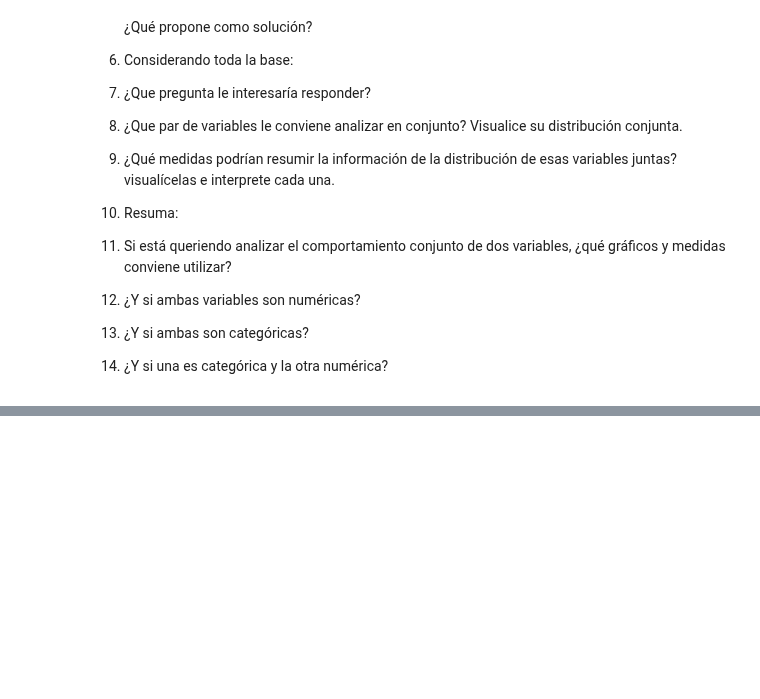
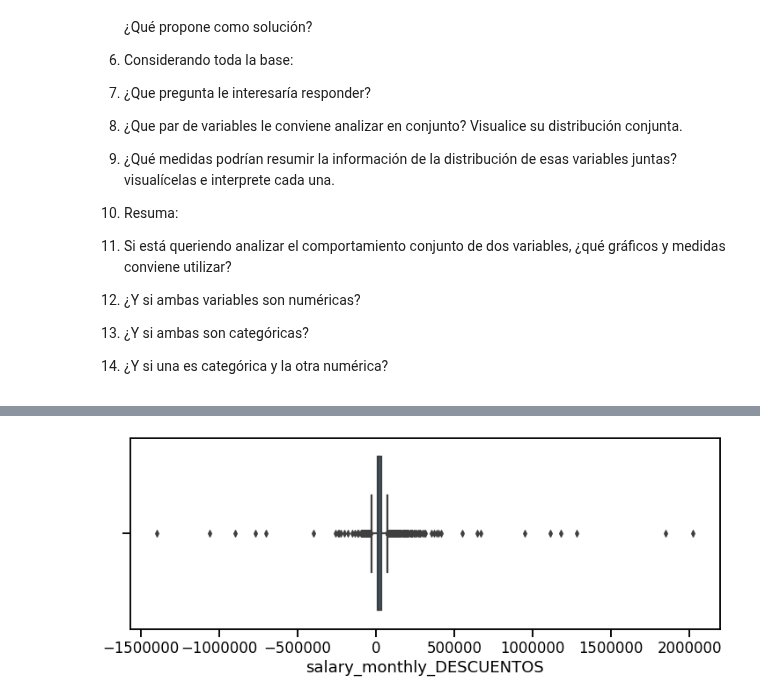
Before and after one commit to Natali-PP/diplodatos2021, a Jupyter notebook: AnalisiYVisualizacion/03_Distribuciones.ipynb, the cells around one changed output, grey strips where cells are left out. Cells and saved outputs as stored; diff of their text form; code cells hidden in the pictures; blank space fills up the shorter version.

```diff
--- a/AnalisiYVisualizacion/03_Distribuciones.ipynb
+++ b/AnalisiYVisualizacion/03_Distribuciones.ipynb
@@ -202,0 +225,9 @@ seaborn.jointplot(data=df[df.profile_age < max_age], x='profile_age',
+# %%
+# 2)
+df['salary_monthly_DESCUENTOS'] = df['salary_monthly_BRUTO'] - df['salary_monthly_NETO']
+# %%
+plt.figure(figsize=(12, 4))
+seaborn.boxplot(x=df['salary_monthly_DESCUENTOS'])
+plt.ticklabel_format(style='plain', axis='x')
+# %% [output]
+[figure, added]
```
Also changed, not shown: parts of 11 cells of this notebook.
